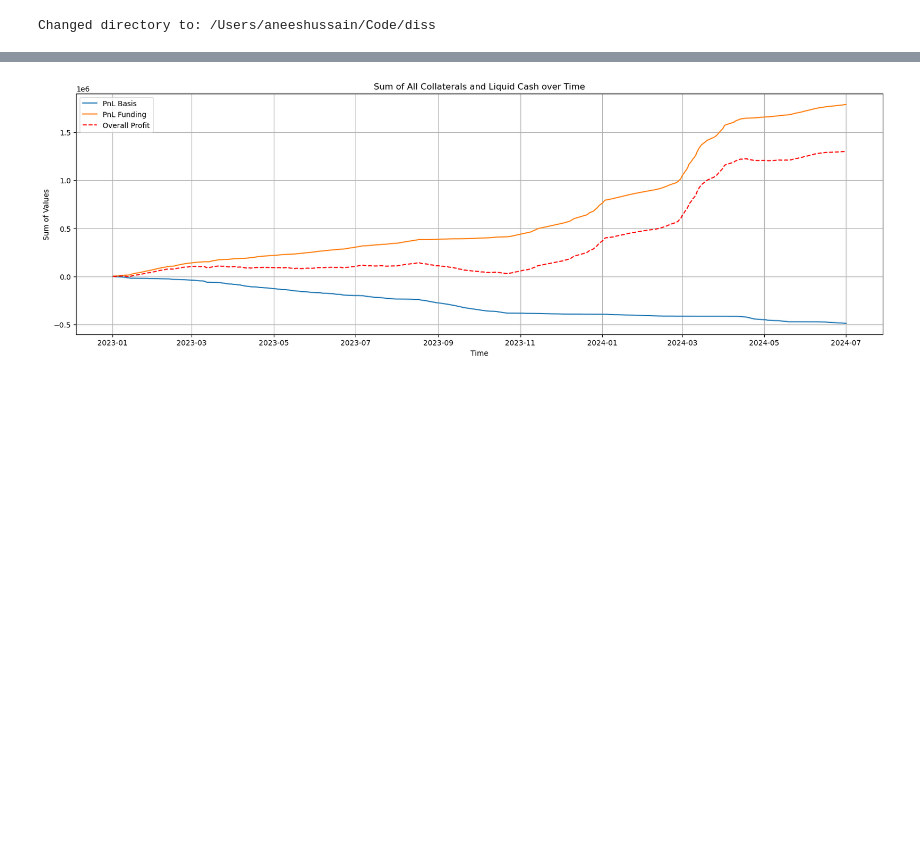
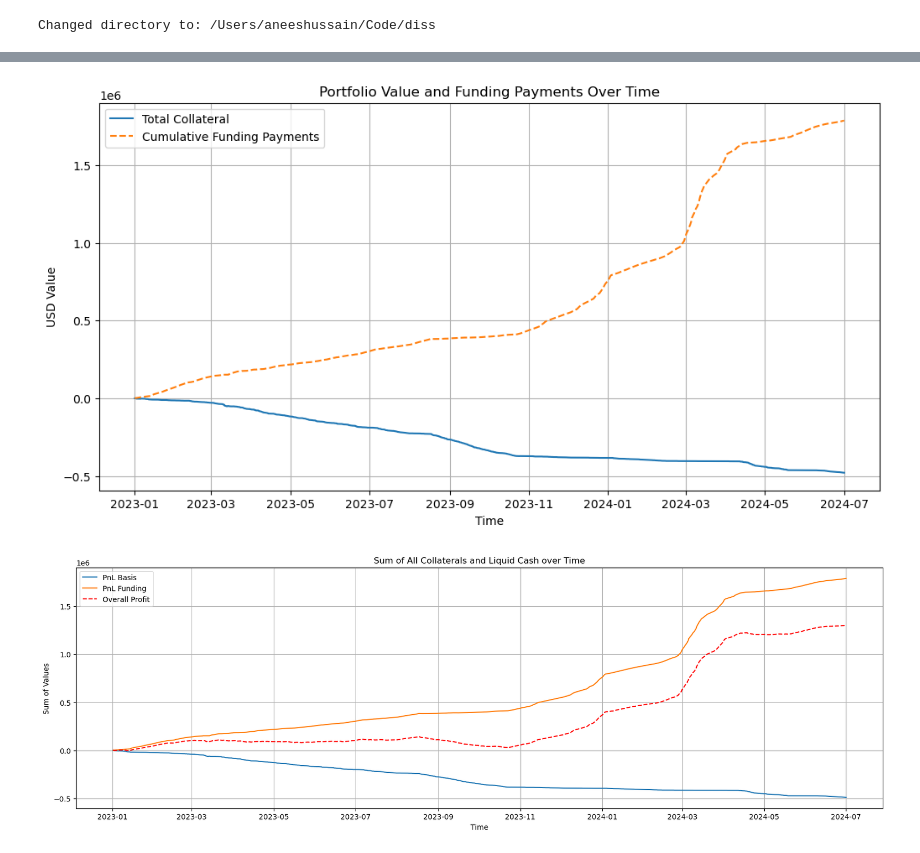
Before and after one commit to AHA-HH/optimising-funding-rate-arbitrage, a Jupyter notebook: analysis/exploratory.ipynb, the cells around one changed output, grey strips where cells are left out. Saved outputs shown, nothing was run; the diff lists cells and outputs as text; code cells hidden in the pictures; blank space fills up the shorter version.

```diff
--- a/analysis/exploratory.ipynb
+++ b/analysis/exploratory.ipynb
@@ -21,3 +143,45 @@ Changed directory to: /Users/aneeshussain/Code/diss
+# %%
+# Load the CSV file containing collateral and funding payment data
+filepath = './results/test1/collateral_log.csv'
+
+df = pd.read_csv(filepath)
+
+# Convert the 'time' column to datetime
+df['time'] = pd.to_datetime(df['time'])
+
+# Set 'time' as the index for easier plotting
+df.set_index('time', inplace=True)
+
+# Select the collateral columns to calculate the total collateral value
+collateral_columns = [
+    'binance_btc_collateral', 'binance_eth_collateral', 'binance_liquid_cash',
+    'okx_btc_collateral', 'okx_eth_collateral', 'okx_liquid_cash',
+    'bybit_btc_collateral', 'bybit_eth_collateral', 'bybit_liquid_cash'
+]
+
+# Calculate the total collateral at each time step
+df['total_collateral'] = df[collateral_columns].sum(axis=1) - 10000000
+
+# Calculate cumulative funding payments for the different exchanges
+df['total_funding_payments'] = df[['binance_funding', 'okx_funding', 'bybit_funding']].sum(axis=1)
+# df['funding_cumsum'] = df['total_funding_payments'].cumsum()
+
+# Plot the total collateral and funding payments
+plt.figure(figsize=(12, 6))
+
+plt.plot(df.index, df['total_collateral'], label='Total Collateral')
+plt.plot(df.index, df['total_funding_payments'], label='Cumulative Funding Payments', linestyle='--')
+
+# Customize the plot
+plt.xlabel('Time')
+plt.ylabel('USD Value')
+plt.title('Portfolio Value and Funding Payments Over Time')
+plt.grid(True)
+plt.legend()
+
+plt.show()
+# %% [output]
+[figure, added]
 # %%
 filepath1 = './data/logging/collateral_values_log.csv'
 filepath2 = './data/logging/funding_payments_log.csv'
```
Also changed, not shown: parts of 7 cells of this notebook, 6 other files.
